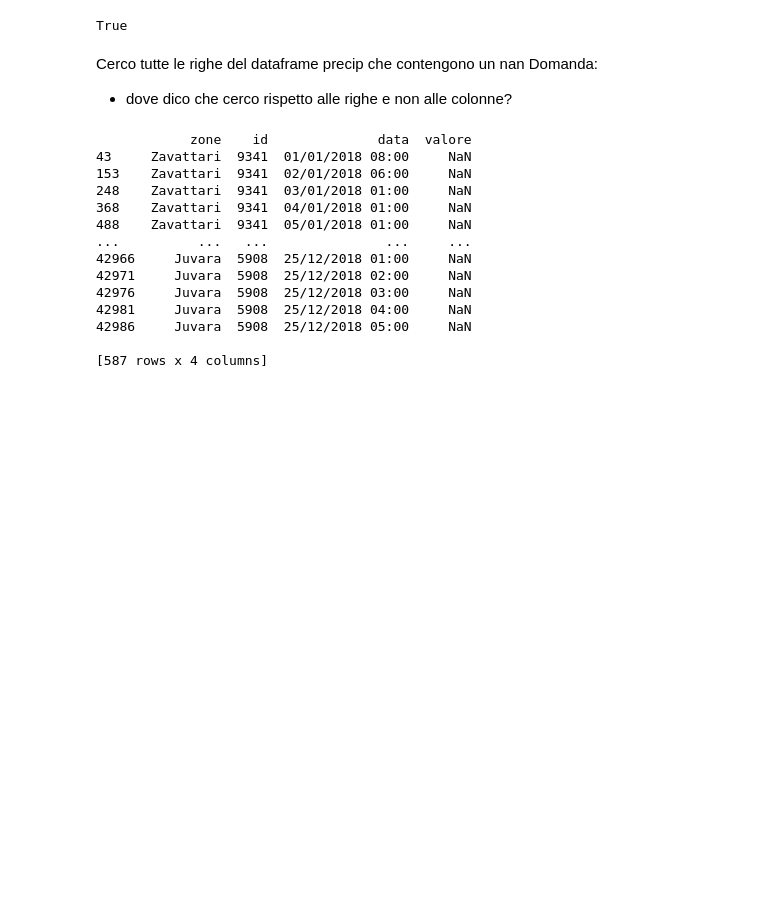
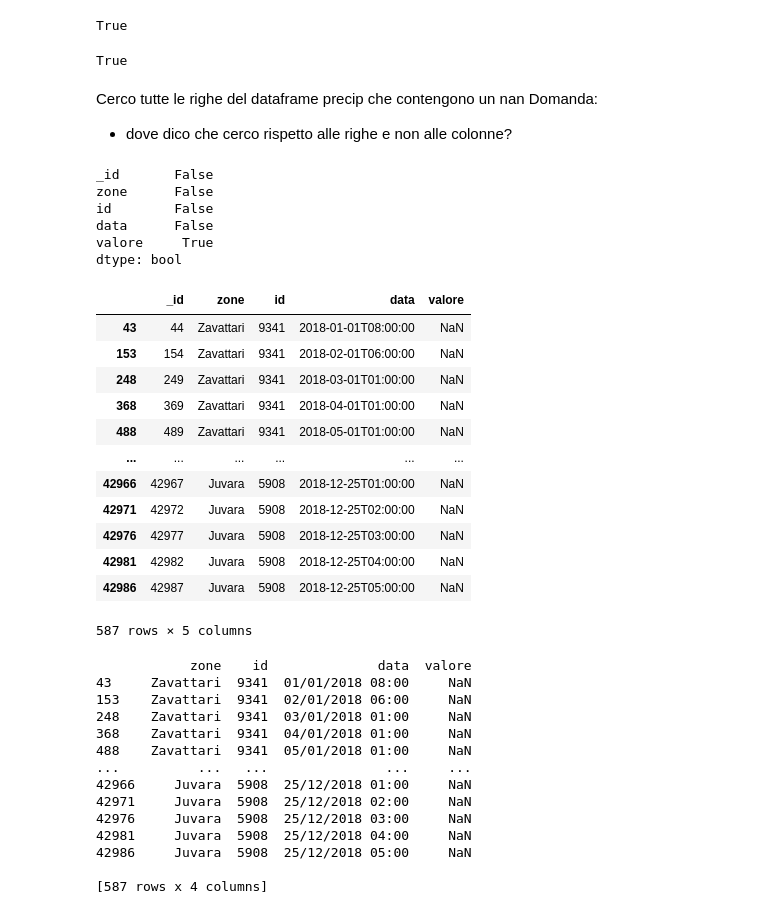
Before and after one commit to mc-unimi/OrgSocDig, a Jupyter notebook: MASK.ipynb, the cells around one changed output. Drawn from its saved outputs; the diff is of its cells as text; code cells hidden in the pictures; blank space fills up the shorter version.

```diff
--- a/MASK.ipynb
+++ b/MASK.ipynb
@@ -102,9 +149,38 @@ precip.valore.isnull().values.any()
 # %% [output]
 True
+# %%
+precip["valore"].isnull().any()
+# %% [output]
+True
 # %% [markdown]
 Cerco tutte le righe del dataframe precip che contengono un nan
 Domanda:
 - dove dico che cerco rispetto alle righe e non alle colonne?
+# %%
+precip.isna().any()
+# %% [output]
+_id       False
+zone      False
+id        False
+data      False
+valore     True
+dtype: bool
+# %%
+precip[precip.isnull().any(axis=)]
+# %% [output]
+|  | _id | zone | id | data | valore |
+| 43 | 44 | Zavattari | 9341 | 2018-01-01T08:00:00 | NaN |
+| 153 | 154 | Zavattari | 9341 | 2018-02-01T06:00:00 | NaN |
+| 248 | 249 | Zavattari | 9341 | 2018-03-01T01:00:00 | NaN |
+| 368 | 369 | Zavattari | 9341 | 2018-04-01T01:00:00 | NaN |
+| 488 | 489 | Zavattari | 9341 | 2018-05-01T01:00:00 | NaN |
+| ... | ... | ... | ... | ... | ... |
+| 42966 | 42967 | Juvara | 5908 | 2018-12-25T01:00:00 | NaN |
+| 42971 | 42972 | Juvara | 5908 | 2018-12-25T02:00:00 | NaN |
+| 42976 | 42977 | Juvara | 5908 | 2018-12-25T03:00:00 | NaN |
+| 42981 | 42982 | Juvara | 5908 | 2018-12-25T04:00:00 | NaN |
+| 42986 | 42987 | Juvara | 5908 | 2018-12-25T05:00:00 | NaN |
+587 rows × 5 columns
 # %%
 df1 = precip[precip.isna().any(axis=1)]
 print (df1)
```
Also changed, not shown: parts of 21 cells of this notebook.
